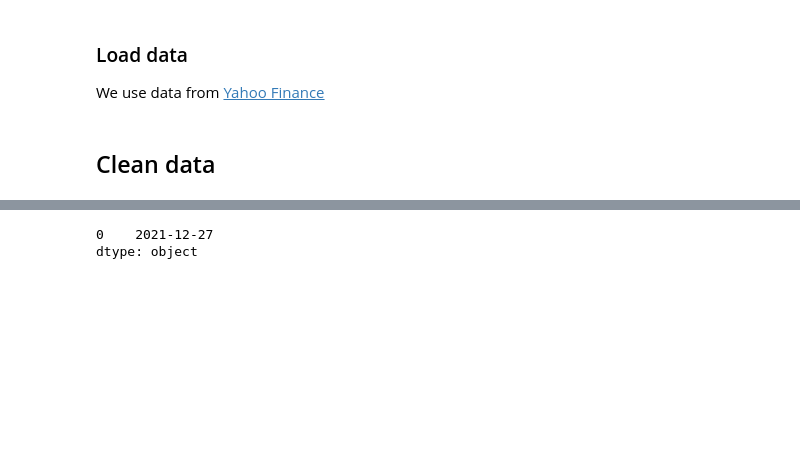
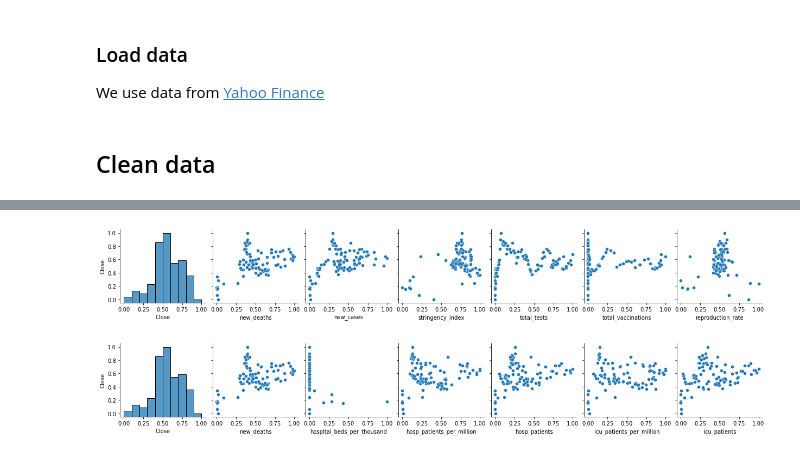
Before and after one commit to shanghongsim/term3_dtp, a Jupyter notebook: task2.ipynb, the cells around one changed output, grey strips where cells are left out. Drawn from its saved outputs; the diff is of its cells as text; code cells hidden in the pictures; blank space fills up the shorter version.

Commit message:
pairplots of features against target

```diff
--- a/task2.ipynb
+++ b/task2.ipynb
@@ -119,6 +194,0 @@ print(df_gold.shape)
-# %%
-df_covid['d']=pd.to_datetime(df_covid['date'])
-# print(df_covid)
-df_covid.groupby(pd.Grouper(key='d', freq="1W")).mean()
-display(df_covid)
-print(df_covid.shape)
@@ -140,10 +211,11 @@ print(df_covid.shape)
 # %%
-myplot = sns.pairplot(data=result, hue='location',x_vars=['new_deaths', 'new_cases',
+myplot = sns.pairplot(data=df_covid, x_vars=['Close','new_deaths', 'new_cases',
          'stringency_index','total_tests','total_vaccinations',
-         'reproduction_rate'],y_vars=['new_deaths'])
+         'reproduction_rate'],y_vars=['Close'])
 # %% [output]
-0    2021-12-27
-dtype: object
+[figure, added]
 # %%
-myplot = sns.pairplot(data=result, hue='location',x_vars=['new_deaths','hospital_beds_per_thousand','hosp_patients_per_million',
-         'hosp_patients','icu_patients_per_million','icu_patients'],y_vars=['new_deaths'])
+myplot = sns.pairplot(data=df_covid, x_vars=['Close','new_deaths','hospital_beds_per_thousand','hosp_patients_per_million',
+         'hosp_patients','icu_patients_per_million','icu_patients'],y_vars=['Close'])
+# %% [output]
+[figure, added]
```
Also changed, not shown: parts of 11 cells of this notebook.
